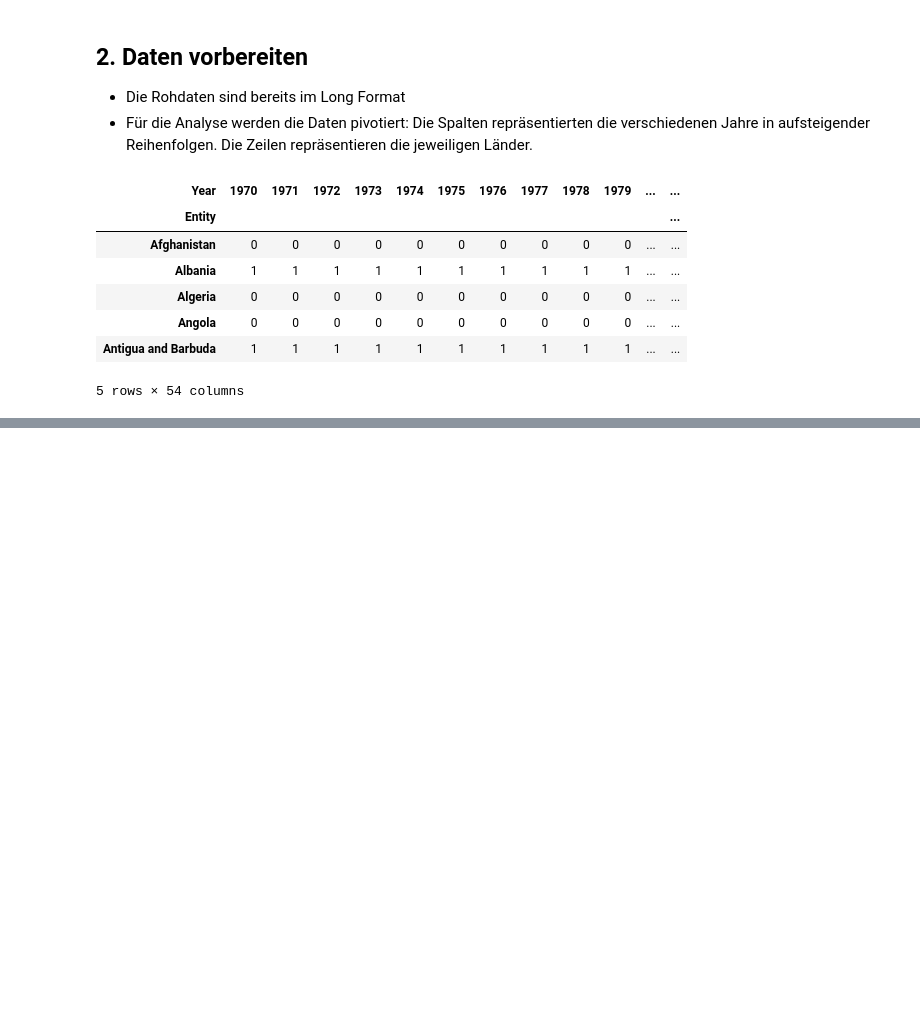
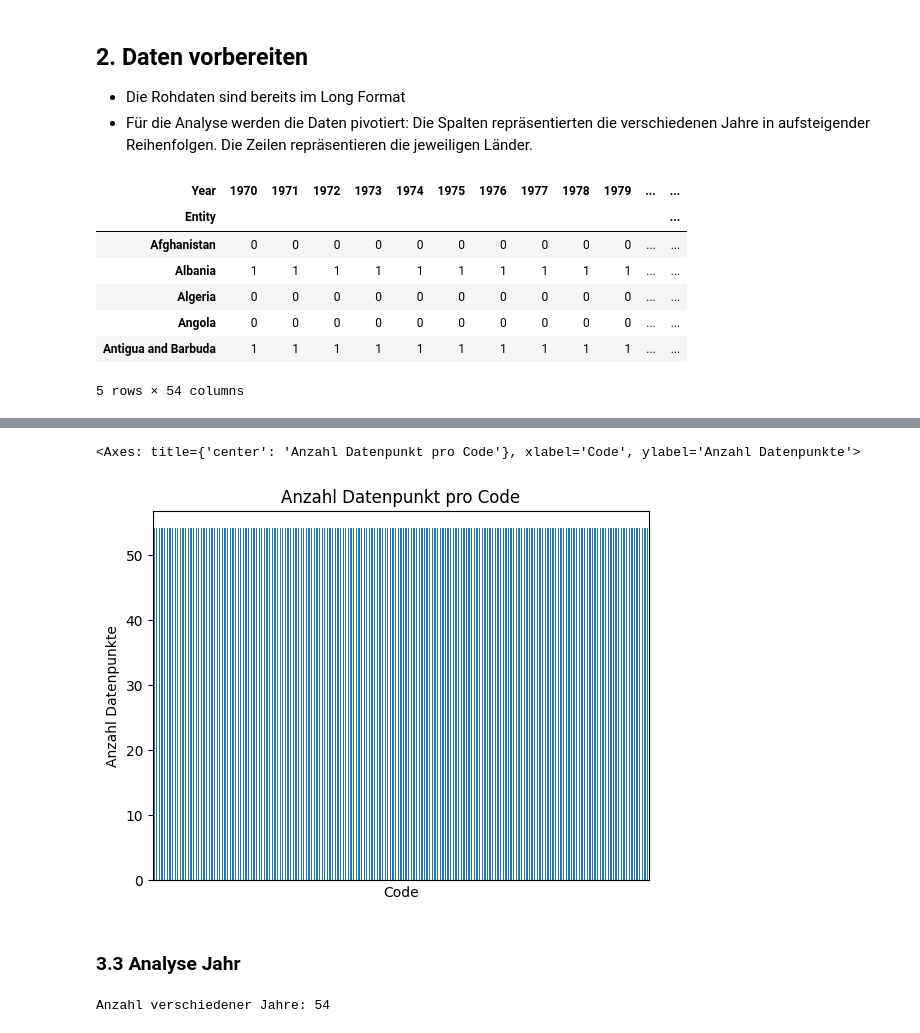
Before and after one commit to GiulianaCerullo/Informatik_BMLD, a Jupyter notebook: Leistungsnachweis2.ipynb, the cells around one changed output, grey strips where cells are left out. Drawn from its saved outputs; the diff is of its cells as text; code cells hidden in the pictures; blank space fills up the shorter version.

```diff
--- a/Leistungsnachweis2.ipynb
+++ b/Leistungsnachweis2.ipynb
@@ -117,0 +205,11 @@ Test
+# %%
+df["Code"].value_counts().plot(kind="bar",xticks=[], ylabel="Anzahl Datenpunkte", title="Anzahl Datenpunkt pro Code")
+# %% [output]
+<Axes: title={'center': 'Anzahl Datenpunkt pro Code'}, xlabel='Code', ylabel='Anzahl Datenpunkte'>
+[figure, added]
+# %% [markdown]
+### 3.3 Analyse Jahr
+# %%
+print("Anzahl verschiedener Jahre:", len(df["Year"].unique()))
+# %% [output]
+Anzahl verschiedener Jahre: 54
```
Also changed, not shown: parts of 17 cells of this notebook.
